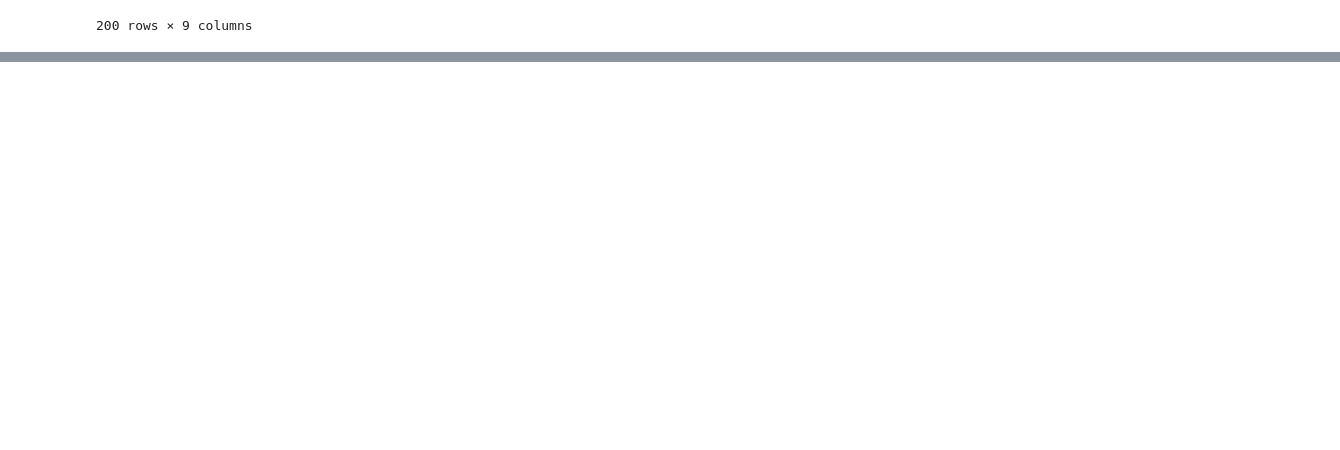
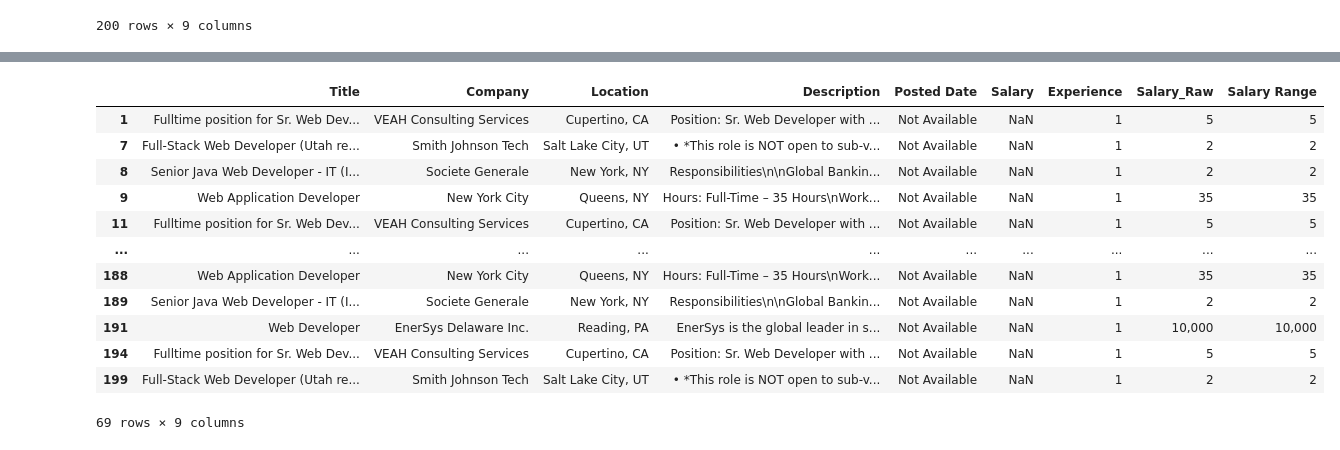
Before and after one commit to bokuwakira1411/BTL-ML, a Jupyter notebook: demo.ipynb, the cells around one changed output, grey strips where cells are left out. Drawn from its saved outputs; the diff is of its cells as text; code cells hidden in the pictures; blank space fills up the shorter version.

```diff
--- a/demo.ipynb
+++ b/demo.ipynb
@@ -321,0 +291,17 @@ df
+# %%
+# Kiểm tra các giá trị NaN trong cột 'Salary'
+df[df['Salary'].isna()]
+# %% [output]
+|  | Title | Company | Location | Description | Posted Date | Salary | Experience | Salary_Raw | Salary Range |
+| 1 | Fulltime position for Sr. Web Dev... | VEAH Consulting Services | Cupertino, CA | Position: Sr. Web Developer with ... | Not Available | NaN | 1 | 5 | 5 |
+| 7 | Full-Stack Web Developer (Utah re... | Smith Johnson Tech | Salt Lake City, UT | • *This role is NOT open to sub-v... | Not Available | NaN | 1 | 2 | 2 |
+| 8 | Senior Java Web Developer - IT (I... | Societe Generale | New York, NY | Responsibilities\n\nGlobal Bankin... | Not Available | NaN | 1 | 2 | 2 |
+| 9 | Web Application Developer | New York City | Queens, NY | Hours: Full-Time – 35 Hours\nWork... | Not Available | NaN | 1 | 35 | 35 |
+| 11 | Fulltime position for Sr. Web Dev... | VEAH Consulting Services | Cupertino, CA | Position: Sr. Web Developer with ... | Not Available | NaN | 1 | 5 | 5 |
+| ... | ... | ... | ... | ... | ... | ... | ... | ... | ... |
+| 188 | Web Application Developer | New York City | Queens, NY | Hours: Full-Time – 35 Hours\nWork... | Not Available | NaN | 1 | 35 | 35 |
+| 189 | Senior Java Web Developer - IT (I... | Societe Generale | New York, NY | Responsibilities\n\nGlobal Bankin... | Not Available | NaN | 1 | 2 | 2 |
+| 191 | Web Developer | EnerSys Delaware Inc. | Reading, PA | EnerSys is the global leader in s... | Not Available | NaN | 1 | 10,000 | 10,000 |
+| 194 | Fulltime position for Sr. Web Dev... | VEAH Consulting Services | Cupertino, CA | Position: Sr. Web Developer with ... | Not Available | NaN | 1 | 5 | 5 |
+| 199 | Full-Stack Web Developer (Utah re... | Smith Johnson Tech | Salt Lake City, UT | • *This role is NOT open to sub-v... | Not Available | NaN | 1 | 2 | 2 |
+69 rows × 9 columns
```
Also changed, not shown: parts of 9 cells of this notebook, 1 other file.
